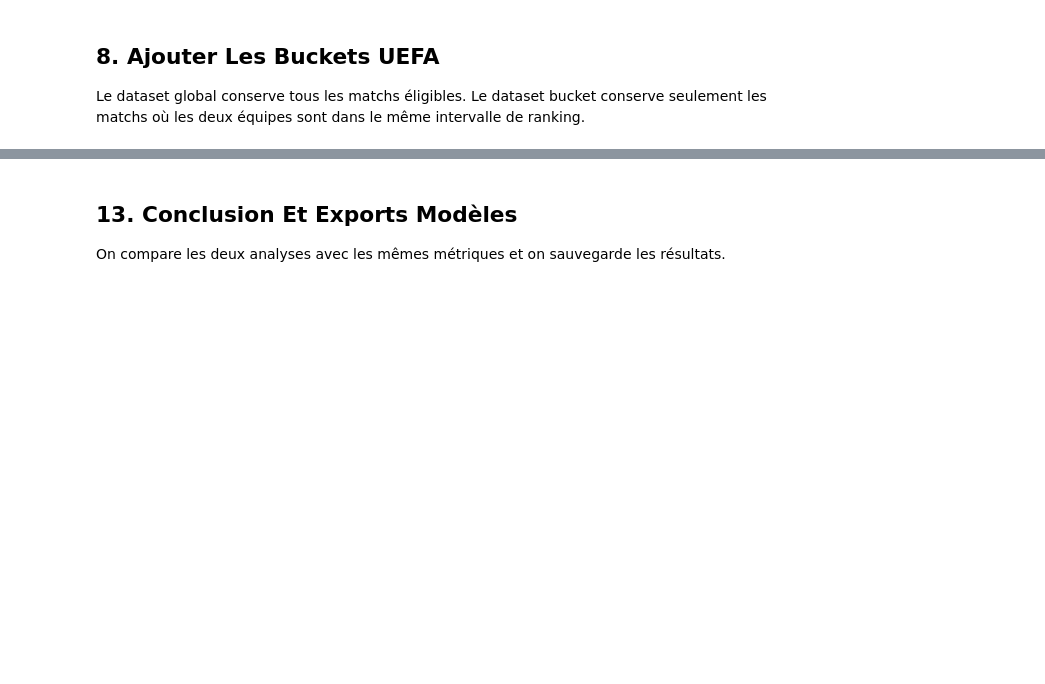
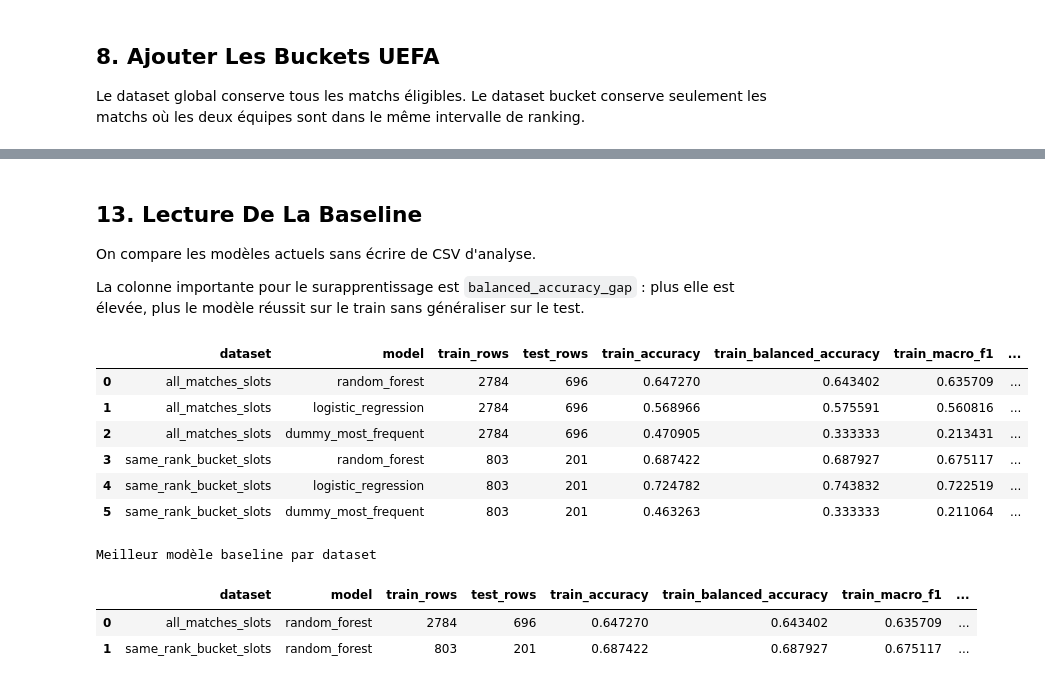
Before and after one commit to kinpintouche-star/football-predictor, a Jupyter notebook: match_outcome_from_clusters.ipynb, the cells around one changed output, grey strips where cells are left out. Cells and saved outputs as stored; diff of their text form; code cells hidden in the pictures; blank space fills up the shorter version.

```diff
--- a/match_outcome_from_clusters.ipynb
+++ b/match_outcome_from_clusters.ipynb
@@ -687,7 +853,7 @@ Premier modèle : tous les matchs éligibles, sans restriction de niveau UEFA.
 # %%
-global_metrics_df, global_confusion_df = evaluate_dataset(
-    "all_matches",
+global_metrics_df, global_confusion_tables = evaluate_dataset(
+    "all_matches_slots",
     match_cluster_dataset_all_df,
+    feature_columns,
+    get_slot_models(),
 )
-
-display(global_metrics_df.sort_values("balanced_accuracy", ascending=False))
@@ -698,7 +912,7 @@ Second modèle : uniquement les matchs où les deux équipes sont dans le même
 # %%
-same_bucket_metrics_df, same_bucket_confusion_df = evaluate_dataset(
-    "same_rank_bucket",
+same_bucket_metrics_df, same_bucket_confusion_tables = evaluate_dataset(
+    "same_rank_bucket_slots",
     match_cluster_dataset_same_rank_bucket_df,
+    feature_columns,
+    get_slot_models(),
 )
-
-display(same_bucket_metrics_df.sort_values("balanced_accuracy", ascending=False))
@@ -705,4 +965,6 @@ display(same_bucket_metrics_df.sort_values("balanced_accuracy", ascending=False)
 # %% [markdown]
-## 13. Conclusion Et Exports Modèles
+## 13. Lecture De La Baseline
 
-On compare les deux analyses avec les mêmes métriques et on sauvegarde les résultats.
+On compare les modèles actuels sans écrire de CSV d'analyse.
+
+La colonne importante pour le surapprentissage est `balanced_accuracy_gap` : plus elle est élevée, plus le modèle réussit sur le train sans généraliser sur le test.
@@ -742,0 +971,29 @@ display(tldr_df)
+# %%
+baseline_metrics_df = pd.concat(
+    [global_metrics_df, same_bucket_metrics_df],
+    ignore_index=True,
+).sort_values(["dataset", "test_balanced_accuracy"], ascending=[True, False])
+
+baseline_best_df = (
+    baseline_metrics_df
+    .sort_values("test_balanced_accuracy", ascending=False)
+    .groupby("dataset", as_index=False)
+    .head(1)
+    .reset_index(drop=True)
+)
+
+display(baseline_metrics_df)
+print("Meilleur modèle baseline par dataset")
+display(baseline_best_df)
+# %% [output]
+|  | dataset | model | train_rows | test_rows | train_accuracy | train_balanced_accuracy | train_macro_f1 | ... |
+| 0 | all_matches_slots | random_forest | 2784 | 696 | 0.647270 | 0.643402 | 0.635709 | ... |
+| 1 | all_matches_slots | logistic_regression | 2784 | 696 | 0.568966 | 0.575591 | 0.560816 | ... |
+| 2 | all_matches_slots | dummy_most_frequent | 2784 | 696 | 0.470905 | 0.333333 | 0.213431 | ... |
+| 3 | same_rank_bucket_slots | random_forest | 803 | 201 | 0.687422 | 0.687927 | 0.675117 | ... |
+| 4 | same_rank_bucket_slots | logistic_regression | 803 | 201 | 0.724782 | 0.743832 | 0.722519 | ... |
+| 5 | same_rank_bucket_slots | dummy_most_frequent | 803 | 201 | 0.463263 | 0.333333 | 0.211064 | ... |
+Meilleur modèle baseline par dataset
+|  | dataset | model | train_rows | test_rows | train_accuracy | train_balanced_accuracy | train_macro_f1 | ... |
+| 0 | all_matches_slots | random_forest | 2784 | 696 | 0.647270 | 0.643402 | 0.635709 | ... |
+| 1 | same_rank_bucket_slots | random_forest | 803 | 201 | 0.687422 | 0.687927 | 0.675117 | ... |
```
Also changed, not shown: parts of 45 cells of this notebook, 2 other files.
